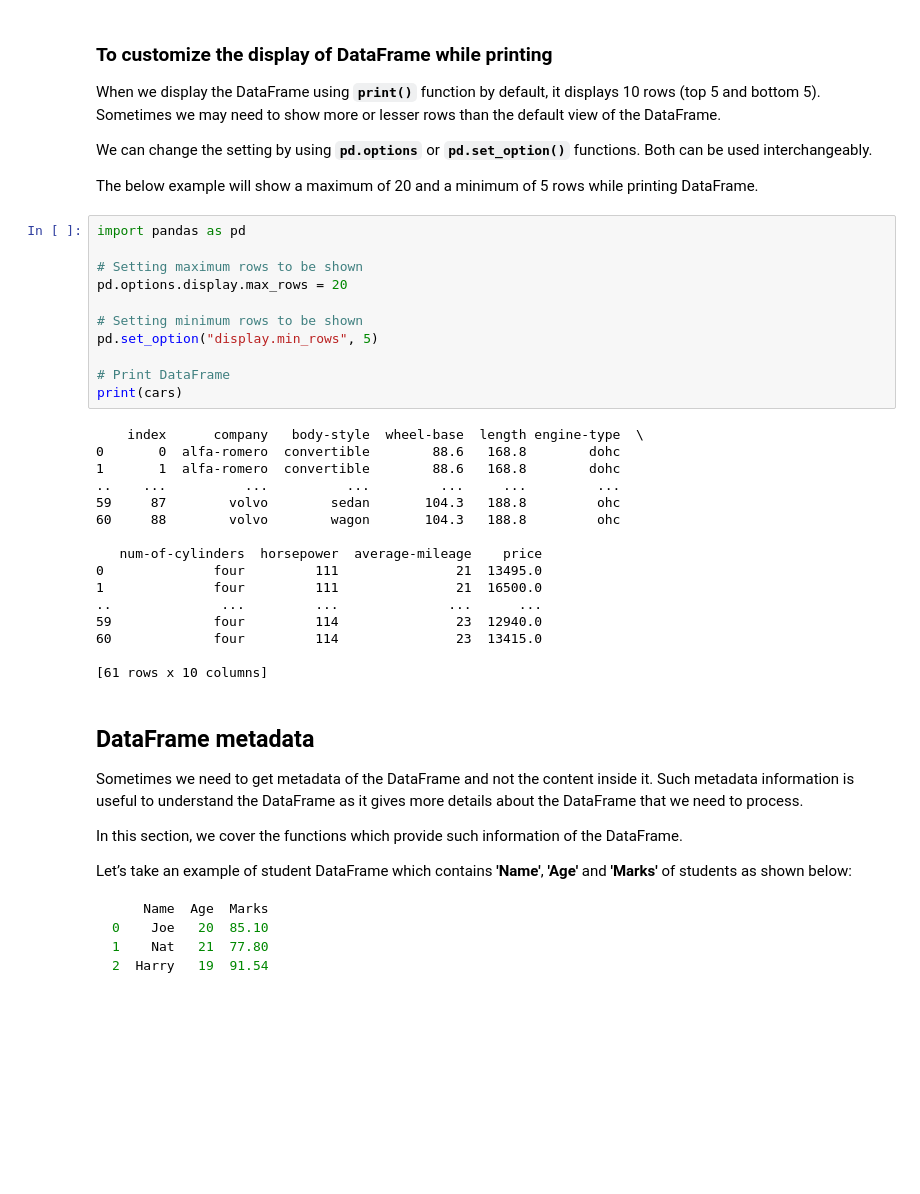
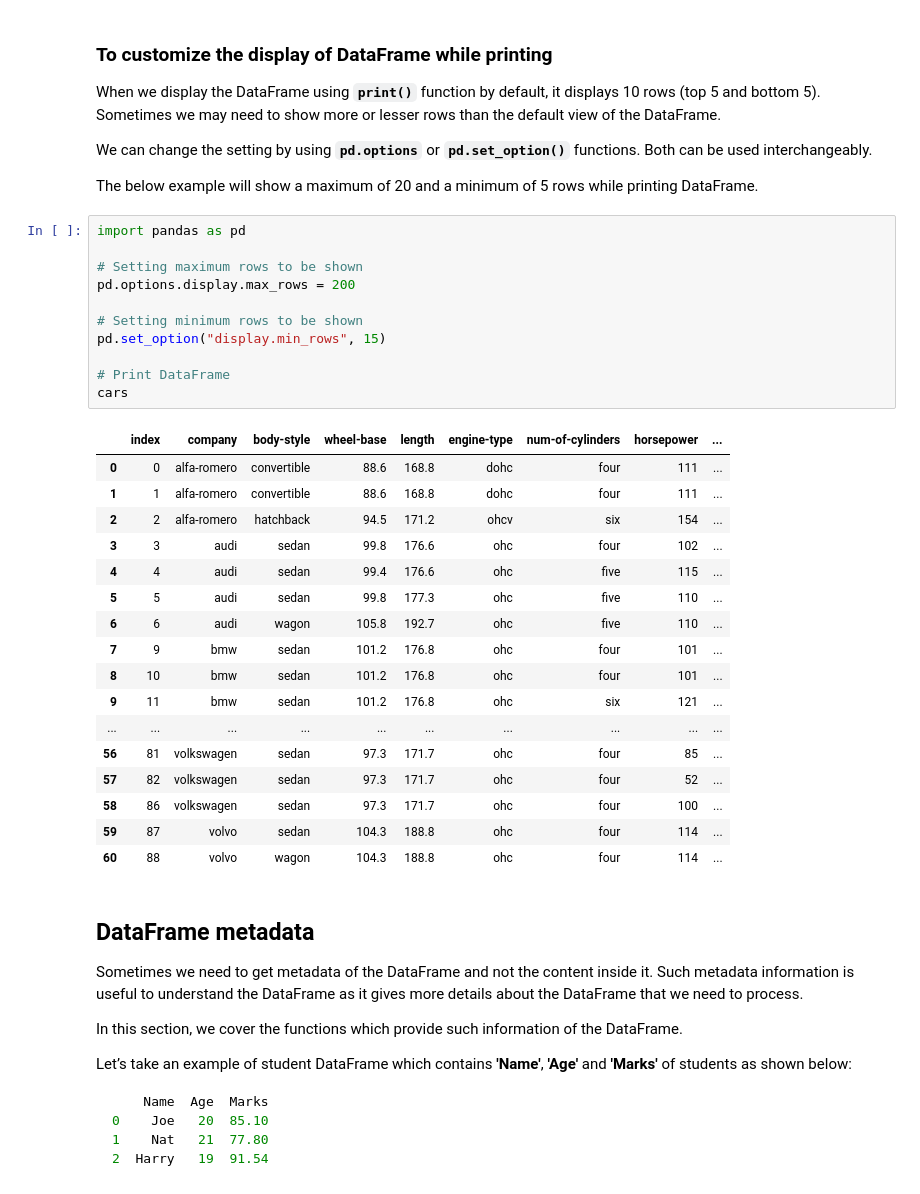
Before and after one commit to hayg25/python-teaching, a Jupyter notebook: S2/TP-Cours/Pandas/001_Python_Pandas_DataFrame.ipynb, the cells around one changed output. Saved outputs shown, nothing was run; the diff lists cells and outputs as text; blank space fills up the shorter version.

```diff
--- a/S2/TP-Cours/Pandas/001_Python_Pandas_DataFrame.ipynb
+++ b/S2/TP-Cours/Pandas/001_Python_Pandas_DataFrame.ipynb
@@ -421,30 +510,32 @@ The below example will show a maximum of 20 and a minimum of 5 rows while printi
 # %%
 import pandas as pd
 
 # Setting maximum rows to be shown
-pd.options.display.max_rows = 20
+pd.options.display.max_rows = 200
 
 # Setting minimum rows to be shown
-pd.set_option("display.min_rows", 5)
+pd.set_option("display.min_rows", 15)
 
 # Print DataFrame
-print(cars)
+cars
 # %% [output]
-    index      company   body-style  wheel-base  length engine-type  \
-0       0  alfa-romero  convertible        88.6   168.8        dohc
-1       1  alfa-romero  convertible        88.6   168.8        dohc
-..    ...          ...          ...         ...     ...         ...
-59     87        volvo        sedan       104.3   188.8         ohc
-60     88        volvo        wagon       104.3   188.8         ohc
-
-   num-of-cylinders  horsepower  average-mileage    price
-0              four         111               21  13495.0
-1              four         111               21  16500.0
-..              ...         ...              ...      ...
-59             four         114               23  12940.0
-60             four         114               23  13415.0
-
-[61 rows x 10 columns]
+|  | index | company | body-style | wheel-base | length | engine-type | num-of-cylinders | horsepower | ... |
+| 0 | 0 | alfa-romero | convertible | 88.6 | 168.8 | dohc | four | 111 | ... |
+| 1 | 1 | alfa-romero | convertible | 88.6 | 168.8 | dohc | four | 111 | ... |
+| 2 | 2 | alfa-romero | hatchback | 94.5 | 171.2 | ohcv | six | 154 | ... |
+| 3 | 3 | audi | sedan | 99.8 | 176.6 | ohc | four | 102 | ... |
+| 4 | 4 | audi | sedan | 99.4 | 176.6 | ohc | five | 115 | ... |
+| 5 | 5 | audi | sedan | 99.8 | 177.3 | ohc | five | 110 | ... |
+| 6 | 6 | audi | wagon | 105.8 | 192.7 | ohc | five | 110 | ... |
+| 7 | 9 | bmw | sedan | 101.2 | 176.8 | ohc | four | 101 | ... |
+| 8 | 10 | bmw | sedan | 101.2 | 176.8 | ohc | four | 101 | ... |
+| 9 | 11 | bmw | sedan | 101.2 | 176.8 | ohc | six | 121 | ... |
+| ... | ... | ... | ... | ... | ... | ... | ... | ... | ... |
+| 56 | 81 | volkswagen | sedan | 97.3 | 171.7 | ohc | four | 85 | ... |
+| 57 | 82 | volkswagen | sedan | 97.3 | 171.7 | ohc | four | 52 | ... |
+| 58 | 86 | volkswagen | sedan | 97.3 | 171.7 | ohc | four | 100 | ... |
+| 59 | 87 | volvo | sedan | 104.3 | 188.8 | ohc | four | 114 | ... |
+| 60 | 88 | volvo | wagon | 104.3 | 188.8 | ohc | four | 114 | ... |
 # %% [markdown]
 ## DataFrame metadata
 
```
Also changed, not shown: parts of 19 cells of this notebook, 1 other file.
